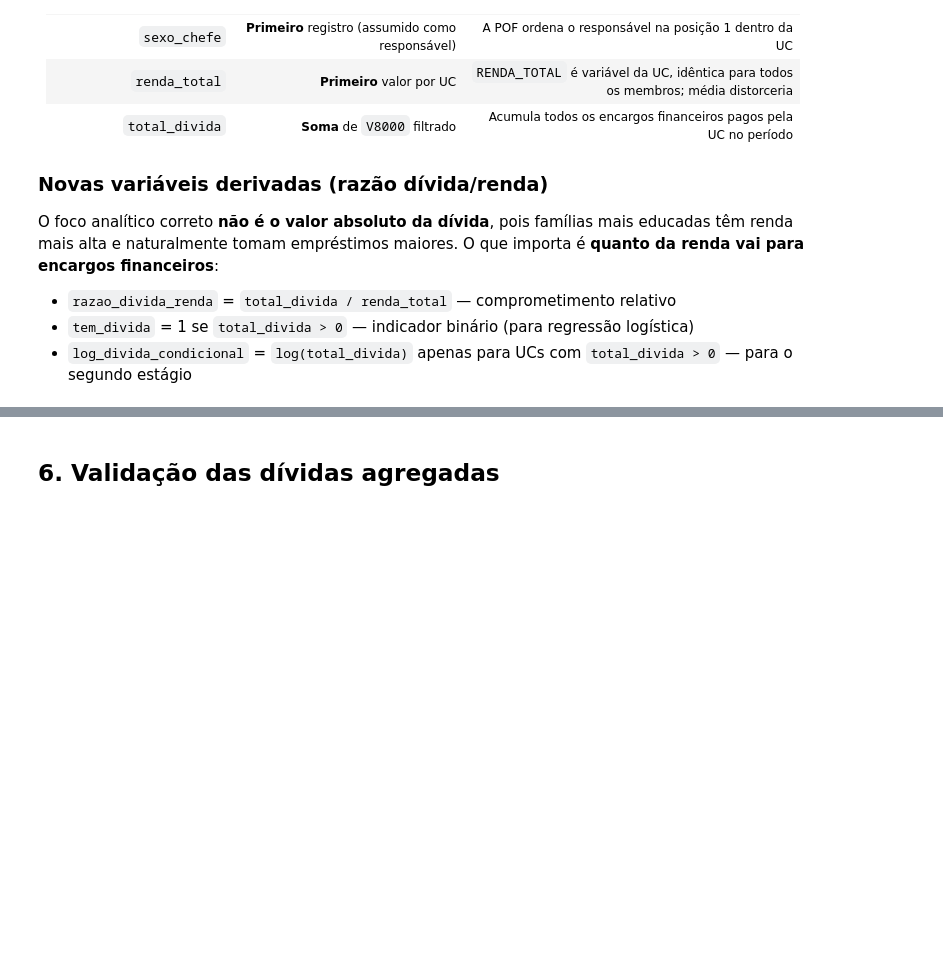
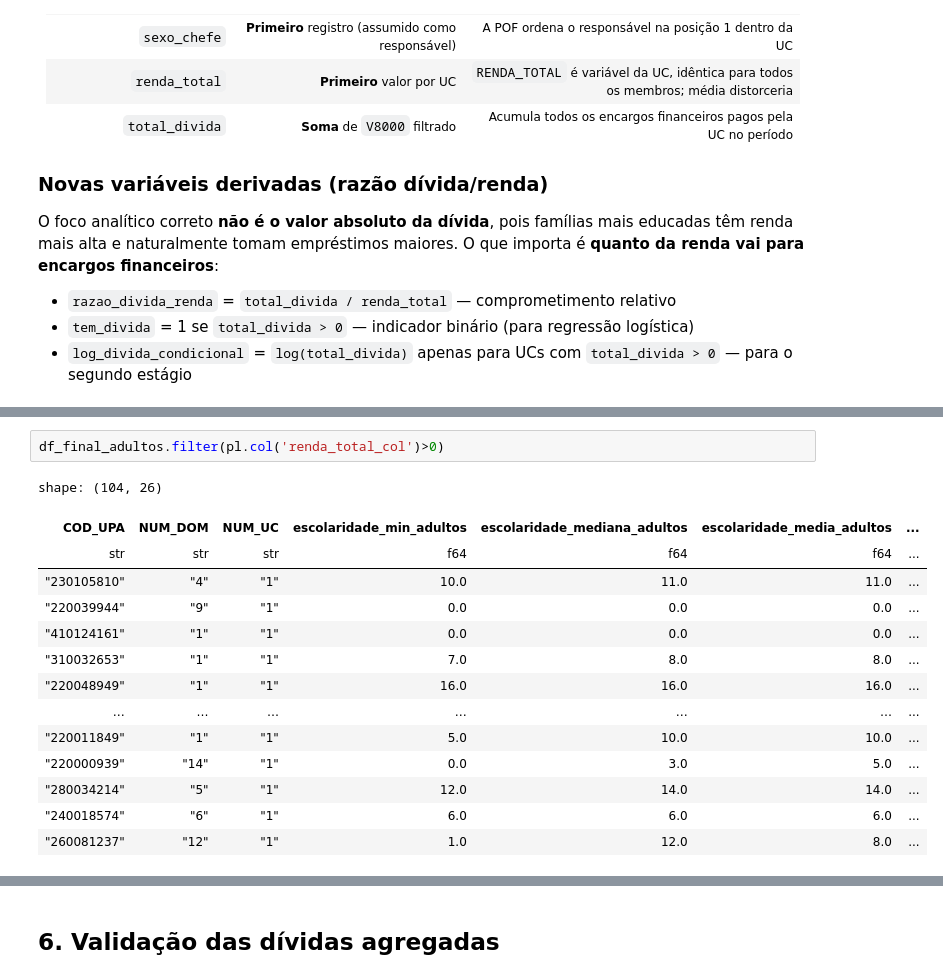
Before and after one commit to JP-Regazzi/tcc-giovanna, a Jupyter notebook: main.ipynb, the cells around one changed output, grey strips where cells are left out. Drawn from its saved outputs; the diff is of its cells as text; blank space fills up the shorter version.

```diff
--- a/main.ipynb
+++ b/main.ipynb
@@ -334,0 +470,17 @@ print(f"   UCs com dívida > 0: {df_final.filter(pl.col('total_divida') > 0).sha
+# %%
+df_final_adultos.filter(pl.col('renda_total_col')>0)
+# %% [output]
+shape: (104, 26)
+| COD_UPA | NUM_DOM | NUM_UC | escolaridade_min_adultos | escolaridade_mediana_adultos | escolaridade_media_adultos | ... |
+| str | str | str | f64 | f64 | f64 | ... |
+| "230105810" | "4" | "1" | 10.0 | 11.0 | 11.0 | ... |
+| "220039944" | "9" | "1" | 0.0 | 0.0 | 0.0 | ... |
+| "410124161" | "1" | "1" | 0.0 | 0.0 | 0.0 | ... |
+| "310032653" | "1" | "1" | 7.0 | 8.0 | 8.0 | ... |
+| "220048949" | "1" | "1" | 16.0 | 16.0 | 16.0 | ... |
+| … | … | … | … | … | … | ... |
+| "220011849" | "1" | "1" | 5.0 | 10.0 | 10.0 | ... |
+| "220000939" | "14" | "1" | 0.0 | 3.0 | 5.0 | ... |
+| "280034214" | "5" | "1" | 12.0 | 14.0 | 14.0 | ... |
+| "240018574" | "6" | "1" | 6.0 | 6.0 | 6.0 | ... |
+| "260081237" | "12" | "1" | 1.0 | 12.0 | 8.0 | ... |
```
Also changed, not shown: parts of 24 cells of this notebook.
